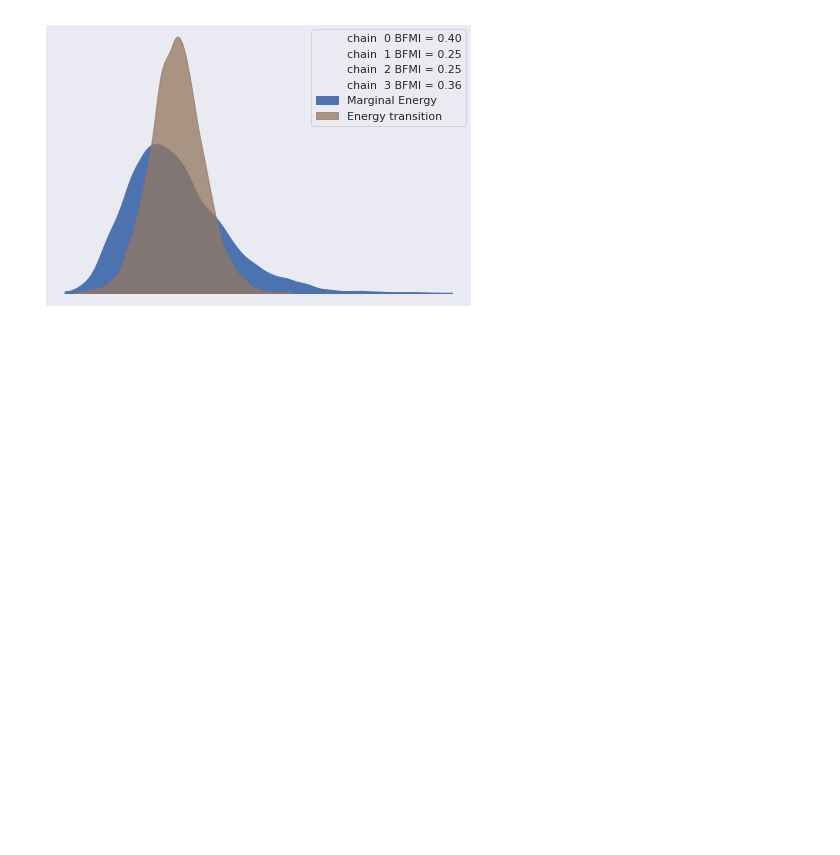
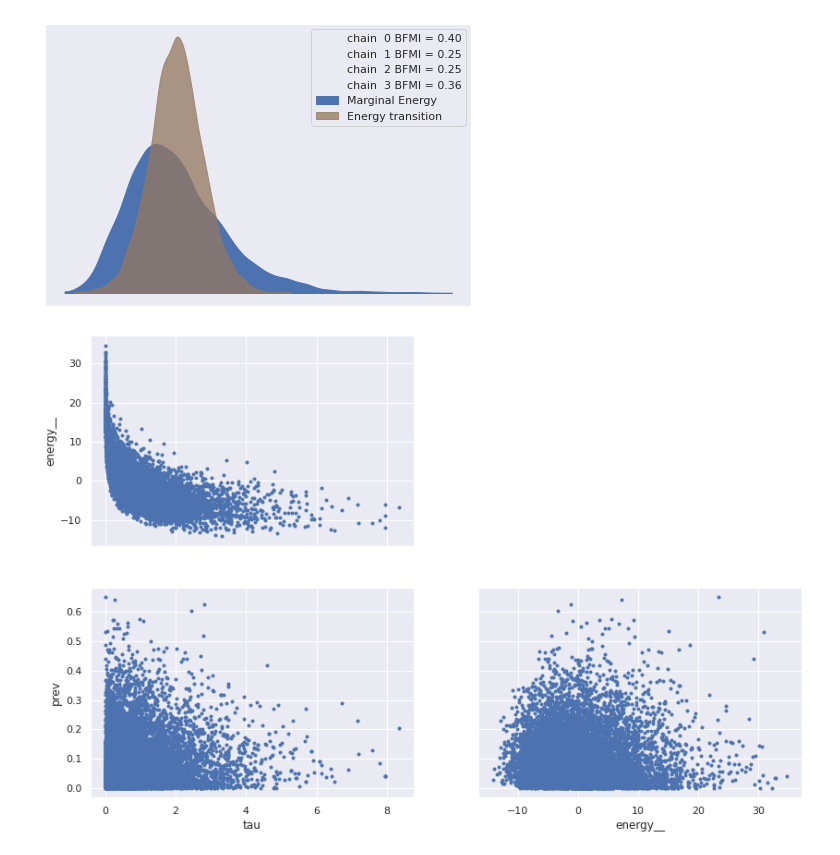
Before and after one commit to lucasmoschen/rds-bayesian-analysis-tcc, a Jupyter notebook: notebooks_book/imperfect_test_rds.ipynb, the cells around one changed output. Cells and saved outputs as stored; diff of their text form; code cells hidden in the pictures; blank space fills up the shorter version.

```diff
--- a/notebooks_book/imperfect_test_rds.ipynb
+++ b/notebooks_book/imperfect_test_rds.ipynb
@@ -522,8 +522,8 @@ plt.show()
 # %% [markdown]
 More one version, adapting the first model to have a descentalized CAR.
 # %%
-#compiled = True
-compiled = False
+compiled = True
+#compiled = False
 
 if compiled:
     sm = pickle.load(open('../models/primary_model/pickles/rds_imperfect_test_efficient_v2.pkl', 'rb'))
@@ -615,3 +615,14 @@ az.plot_energy(fit_rds_imperfect_eff_v2)
 plt.show()
 # %% [output]
 [figure]
+# %%
+info = fit_rds_imperfect_eff_v2.to_dataframe()
+selected_vars = ['tau' ,'energy__', 'prev']
+samples = {var: info[var] for var in selected_vars}
+samples['energy__'] = samples['energy__'] - samples['energy__'].mean()
+
+az.plot_pair(samples)
+
+plt.show()
+# %% [output]
+[figure, added]
```
Also changed, not shown: 5 other files.
